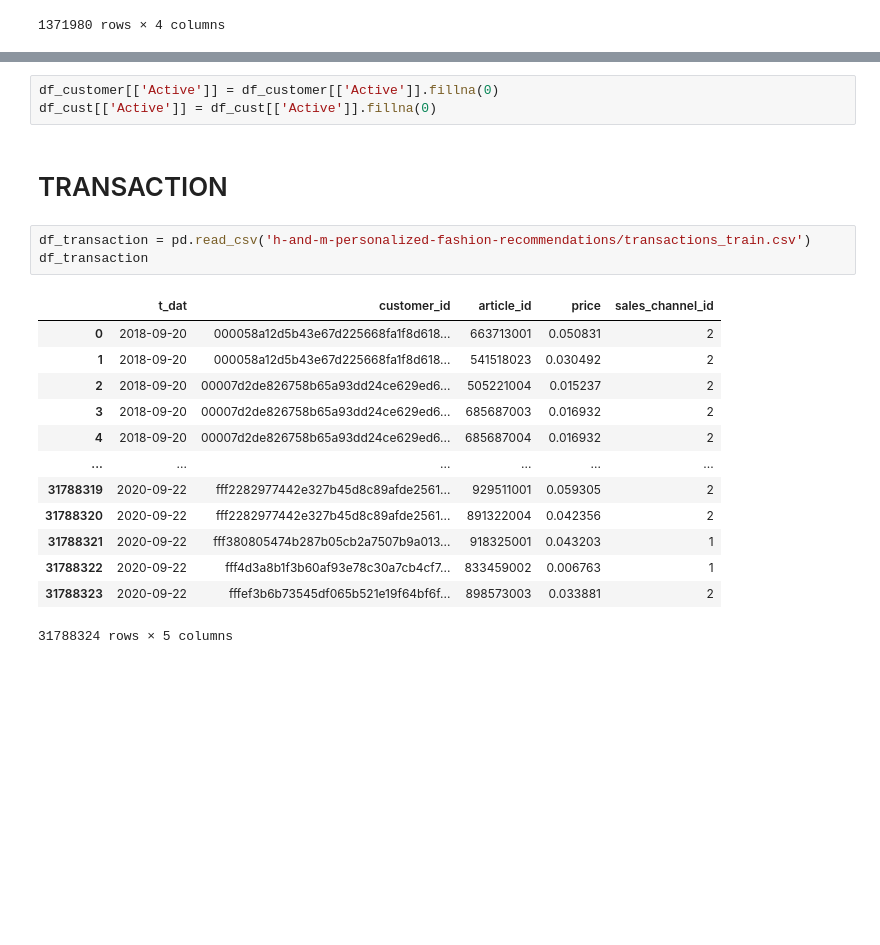
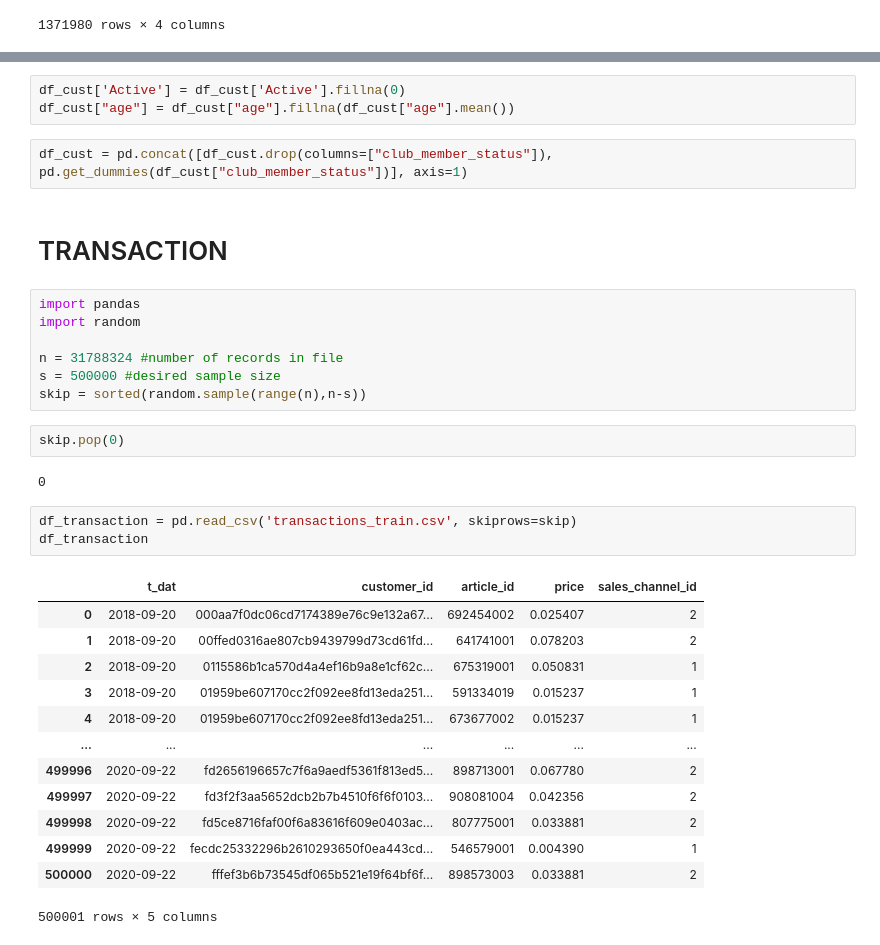
Before and after one commit to mt-cs/Personalized-Fashion-Recommendations, a Jupyter notebook: Feature_Engineering.ipynb, the cells around one changed output, grey strips where cells are left out. Saved outputs shown, nothing was run; the diff lists cells and outputs as text; blank space fills up the shorter version.

```diff
--- a/Feature_Engineering.ipynb
+++ b/Feature_Engineering.ipynb
@@ -288,23 +334,36 @@ df_cust[['club_member_status']] = df_cust[['club_member_status']].fillna('N/A')
 # %%
-df_customer[['Active']] = df_customer[['Active']].fillna(0)
-df_cust[['Active']] = df_cust[['Active']].fillna(0)
+df_cust['Active'] = df_cust['Active'].fillna(0)
+df_cust["age"] = df_cust["age"].fillna(df_cust["age"].mean())
+# %%
+df_cust = pd.concat([df_cust.drop(columns=["club_member_status"]), pd.get_dummies(df_cust["club_member_status"])], axis=1)
 # %% [markdown]
 # TRANSACTION
+# %%
+import pandas
+import random
+
+n = 31788324 #number of records in file
+s = 500000 #desired sample size
+skip = sorted(random.sample(range(n),n-s))
+# %%
+skip.pop(0)
+# %% [output]
+0
 # %%
-df_transaction = pd.read_csv('h-and-m-personalized-fashion-recommendations/transactions_train.csv')
+df_transaction = pd.read_csv('transactions_train.csv', skiprows=skip)
 df_transaction
 # %% [output]
 |  | t_dat | customer_id | article_id | price | sales_channel_id |
-| 0 | 2018-09-20 | 000058a12d5b43e67d225668fa1f8d618... | 663713001 | 0.050831 | 2 |
-| 1 | 2018-09-20 | 000058a12d5b43e67d225668fa1f8d618... | 541518023 | 0.030492 | 2 |
-| 2 | 2018-09-20 | 00007d2de826758b65a93dd24ce629ed6... | 505221004 | 0.015237 | 2 |
-| 3 | 2018-09-20 | 00007d2de826758b65a93dd24ce629ed6... | 685687003 | 0.016932 | 2 |
-| 4 | 2018-09-20 | 00007d2de826758b65a93dd24ce629ed6... | 685687004 | 0.016932 | 2 |
+| 0 | 2018-09-20 | 000aa7f0dc06cd7174389e76c9e132a67... | 692454002 | 0.025407 | 2 |
+| 1 | 2018-09-20 | 00ffed0316ae807cb9439799d73cd61fd... | 641741001 | 0.078203 | 2 |
+| 2 | 2018-09-20 | 0115586b1ca570d4a4ef16b9a8e1cf62c... | 675319001 | 0.050831 | 1 |
+| 3 | 2018-09-20 | 01959be607170cc2f092ee8fd13eda251... | 591334019 | 0.015237 | 1 |
+| 4 | 2018-09-20 | 01959be607170cc2f092ee8fd13eda251... | 673677002 | 0.015237 | 1 |
 | ... | ... | ... | ... | ... | ... |
-| 31788319 | 2020-09-22 | fff2282977442e327b45d8c89afde2561... | 929511001 | 0.059305 | 2 |
-| 31788320 | 2020-09-22 | fff2282977442e327b45d8c89afde2561... | 891322004 | 0.042356 | 2 |
-| 31788321 | 2020-09-22 | fff380805474b287b05cb2a7507b9a013... | 918325001 | 0.043203 | 1 |
-| 31788322 | 2020-09-22 | fff4d3a8b1f3b60af93e78c30a7cb4cf7... | 833459002 | 0.006763 | 1 |
-| 31788323 | 2020-09-22 | fffef3b6b73545df065b521e19f64bf6f... | 898573003 | 0.033881 | 2 |
+| 499996 | 2020-09-22 | fd2656196657c7f6a9aedf5361f813ed5... | 898713001 | 0.067780 | 2 |
+| 499997 | 2020-09-22 | fd3f2f3aa5652dcb2b7b4510f6f6f0103... | 908081004 | 0.042356 | 2 |
+| 499998 | 2020-09-22 | fd5ce8716faf00f6a83616f609e0403ac... | 807775001 | 0.033881 | 2 |
+| 499999 | 2020-09-22 | fecdc25332296b2610293650f0ea443cd... | 546579001 | 0.004390 | 1 |
+| 500000 | 2020-09-22 | fffef3b6b73545df065b521e19f64bf6f... | 898573003 | 0.033881 | 2 |
-31788324 rows × 5 columns
+500001 rows × 5 columns
 # %%
```
Also changed, not shown: parts of 42 cells of this notebook, 1 other file.
